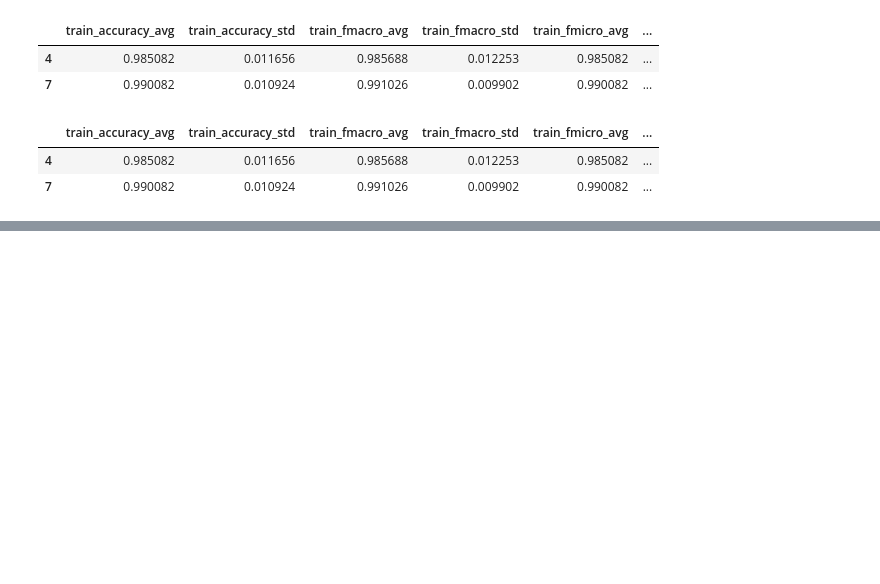
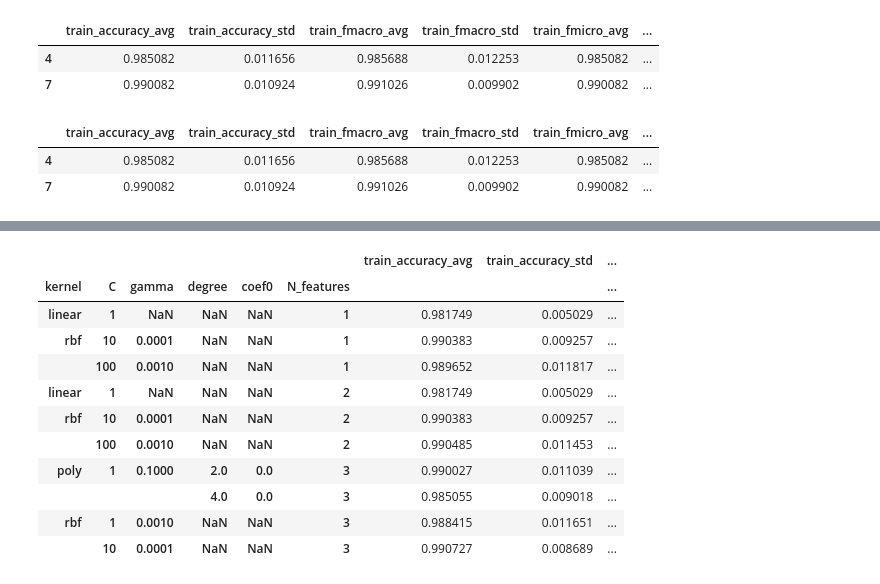
Before and after one commit to ambrosioj/GMM_Nested_CV, a Jupyter notebook: Notebooks/GMM Nested Cross Validation.ipynb, the cells around one changed output, grey strips where cells are left out. Drawn from its saved outputs; the diff is of its cells as text; code cells hidden in the pictures; blank space fills up the shorter version.

```diff
--- a/Notebooks/GMM Nested Cross Validation.ipynb
+++ b/Notebooks/GMM Nested Cross Validation.ipynb
@@ -194,0 +189,17 @@ df_results[df_results.test_accuracy_std == min(df_results.test_accuracy_std)]
+# %%
+df_results_grouped = df_results.groupby(["kernel","C","gamma","degree","coef0","N_features"], dropna=False).mean()\
+.sort_values("N_features")
+df_results_grouped
+# %% [output]
+|  |  |  |  |  |  | train_accuracy_avg | train_accuracy_std | ... |
+| kernel | C | gamma | degree | coef0 | N_features |  |  | ... |
+| linear | 1 | NaN | NaN | NaN | 1 | 0.981749 | 0.005029 | ... |
+| rbf | 10 | 0.0001 | NaN | NaN | 1 | 0.990383 | 0.009257 | ... |
+|  | 100 | 0.0010 | NaN | NaN | 1 | 0.989652 | 0.011817 | ... |
+| linear | 1 | NaN | NaN | NaN | 2 | 0.981749 | 0.005029 | ... |
+| rbf | 10 | 0.0001 | NaN | NaN | 2 | 0.990383 | 0.009257 | ... |
+|  | 100 | 0.0010 | NaN | NaN | 2 | 0.990485 | 0.011453 | ... |
+| poly | 1 | 0.1000 | 2.0 | 0.0 | 3 | 0.990027 | 0.011039 | ... |
+|  |  |  | 4.0 | 0.0 | 3 | 0.985055 | 0.009018 | ... |
+| rbf | 1 | 0.0010 | NaN | NaN | 3 | 0.988415 | 0.011651 | ... |
+|  | 10 | 0.0001 | NaN | NaN | 3 | 0.990727 | 0.008689 | ... |
```
Also changed, not shown: parts of 8 cells of this notebook, 1 other file.
